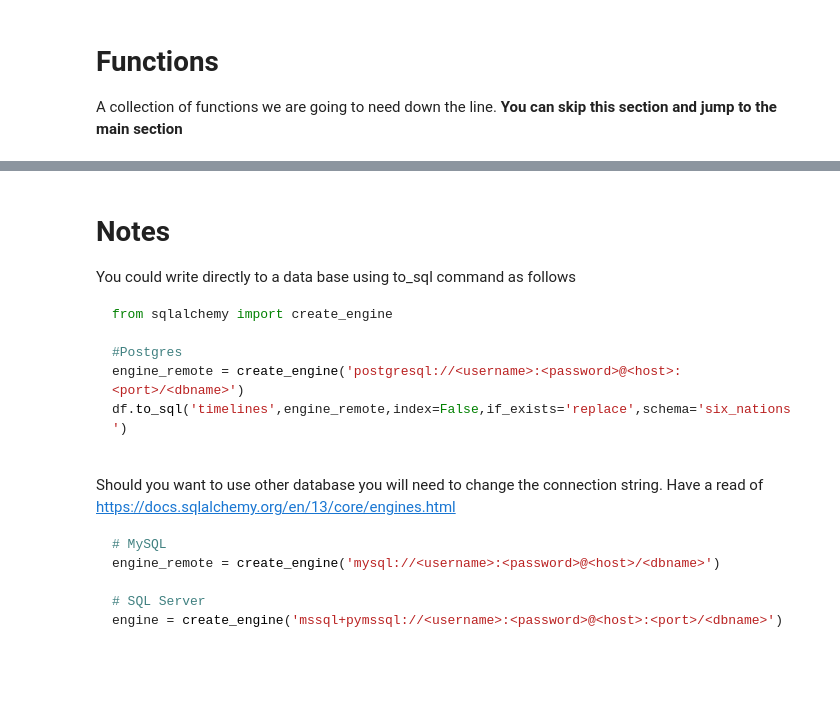
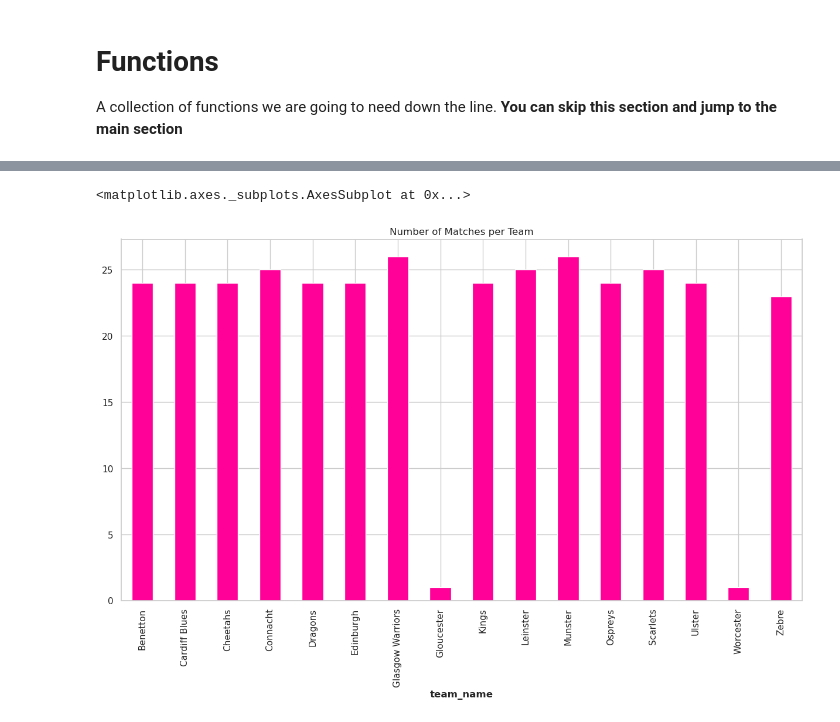
Before and after one commit to jlondal/pro14_analysis, a Jupyter notebook: Convert to XML to CSV.ipynb, the cells around one changed output, grey strips where cells are left out. Saved outputs shown, nothing was run; the diff lists cells and outputs as text; code cells hidden in the pictures; blank space fills up the shorter version.

````diff
--- a/Convert to XML to CSV.ipynb
+++ b/Convert to XML to CSV.ipynb
@@ -275,27 +278,3 @@ Last game : 2020-09-02 00:00:00
 # %%
 # output to CSV
 df.to_csv(OUTPUT,index=False)
-# %% [markdown]
-# Notes
-
-You could write directly to a data base using to_sql command as follows
-
-```python
-from sqlalchemy import create_engine
-
-#Postgres
-engine_remote = create_engine('postgresql://<username>:<password>@<host>:<port>/<dbname>')
-df.to_sql('timelines',engine_remote,index=False,if_exists='replace',schema='six_nations')
-
-```
-
-Should you want to use other database you will need to change the connection string. Have a read of https://docs.sqlalchemy.org/en/13/core/engines.html
-
-```python
-# MySQL
-engine_remote = create_engine('mysql://<username>:<password>@<host>/<dbname>')
-
-# SQL Server
-engine = create_engine('mssql+pymssql://<username>:<password>@<host>:<port>/<dbname>')
-
-```
@@ -301,0 +290,5 @@ engine = create_engine('mssql+pymssql://<username>:<password>@<host>:<port>/<dbn
+# %%
+df.groupby('team_name')['fixture_code'].nunique().plot.bar(title='Number of Matches per Team')
+# %% [output]
+<matplotlib.axes._subplots.AxesSubplot at 0x...>
+[figure, added]
````
Also changed, not shown: parts of 19 cells of this notebook.
